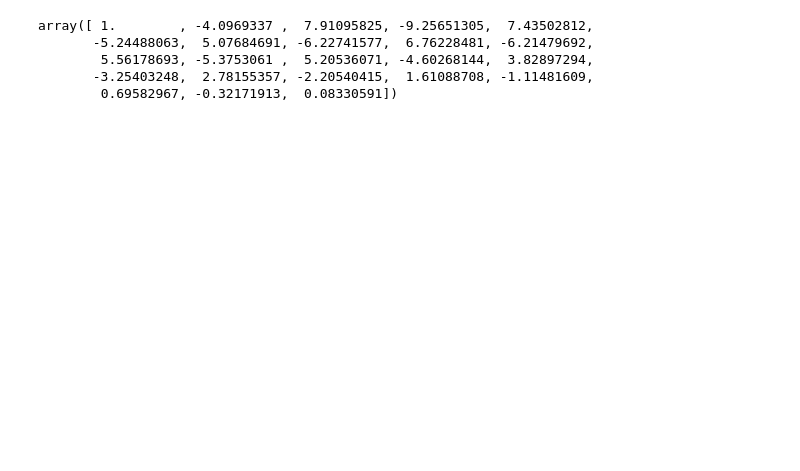
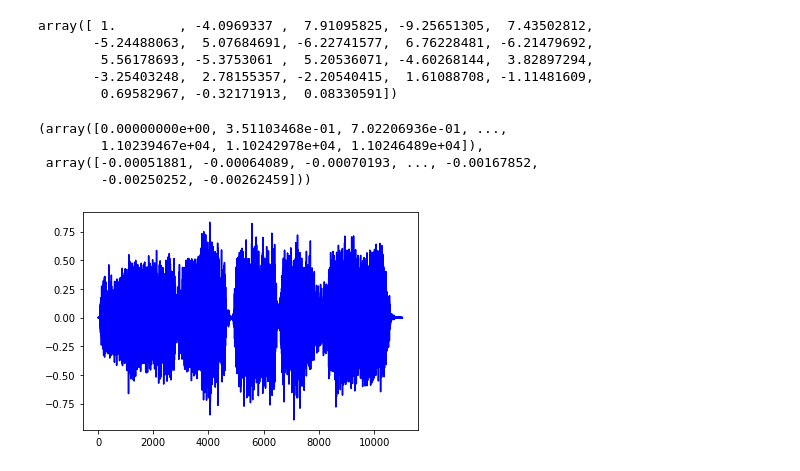
Before and after one commit to kenanmorani/Speech_Signal_Processing_idu, a Jupyter notebook: LPC analysis.ipynb, the cells around one changed output. Drawn from its saved outputs; the diff is of its cells as text; code cells hidden in the pictures; blank space fills up the shorter version.

```diff
--- a/LPC analysis.ipynb
+++ b/LPC analysis.ipynb
@@ -112,3 +99,11 @@ array([ 1.        , -4.0969337 ,  7.91095825, -9.25651305,  7.43502812,
         5.56178693, -5.3753061 ,  5.20536071, -4.60268144,  3.82897294,
        -3.25403248,  2.78155357, -2.20540415,  1.61088708, -1.11481609,
         0.69582967, -0.32171913,  0.08330591])
+# %%
+plot_spec(y, Fs_y, do_fft=False) # Spectrum plot no FFT
+# %% [output]
+(array([0.00000000e+00, 3.51103468e-01, 7.02206936e-01, ...,
+        1.10239467e+04, 1.10242978e+04, 1.10246489e+04]),
+ array([-0.00051881, -0.00064089, -0.00070193, ..., -0.00167852,
+        -0.00250252, -0.00262459]))
+[figure, added]
```
Also changed, not shown: parts of 14 cells of this notebook.
